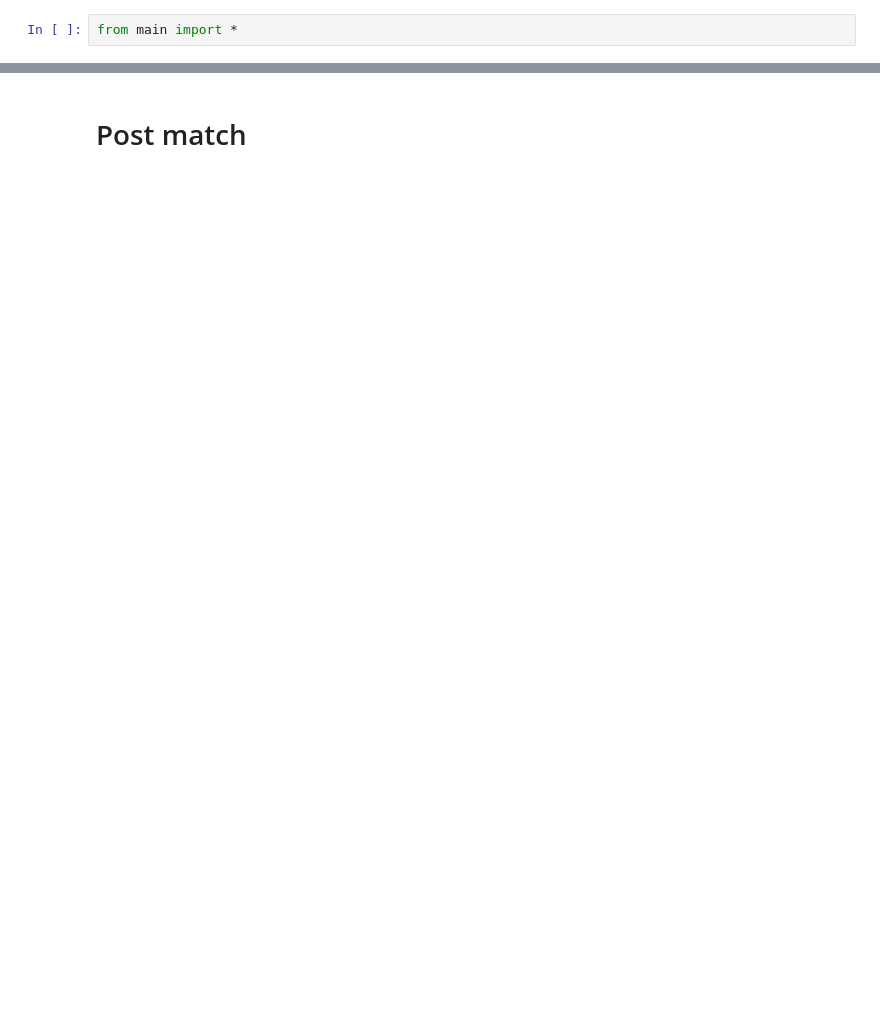
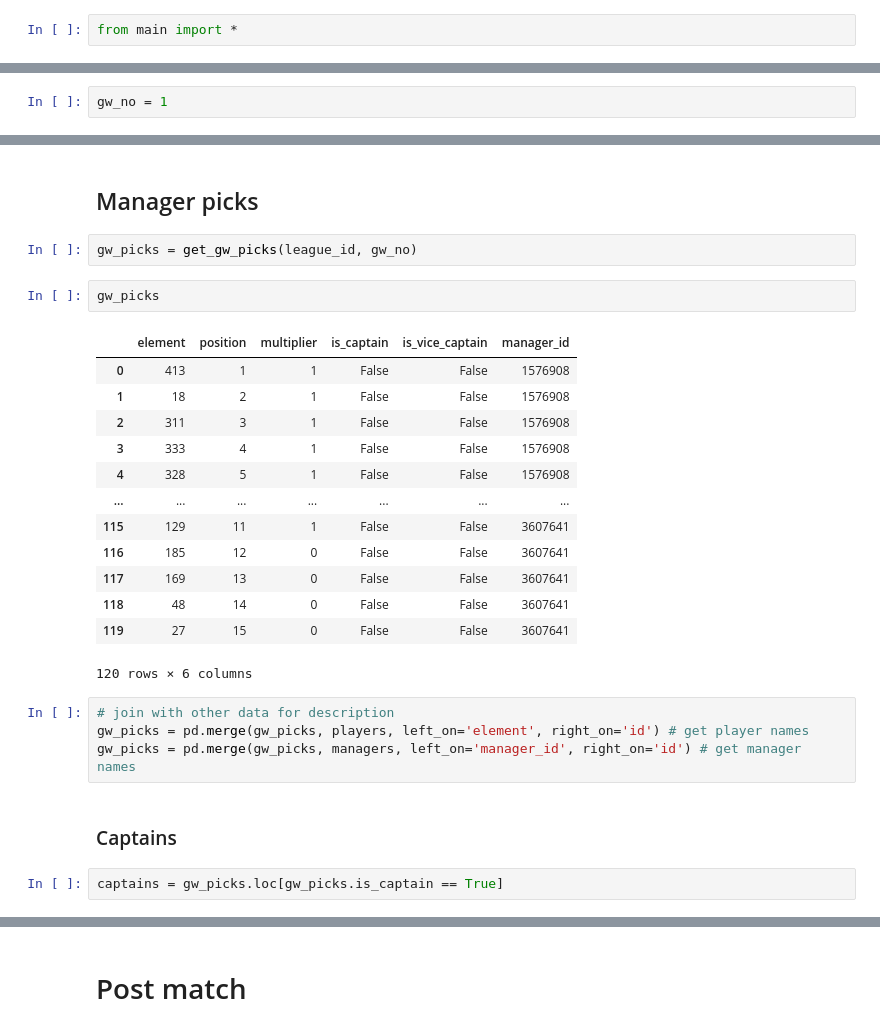
Before and after one commit to tawiwut-cha/fpl-analytics, a Jupyter notebook: modular_v2.ipynb, the cells around one changed output, grey strips where cells are left out. Drawn from its saved outputs; the diff is of its cells as text; blank space fills up the shorter version.

```diff
--- a/modular_v2.ipynb
+++ b/modular_v2.ipynb
@@ -115,0 +3,2 @@ picks_count.loc[:, ['first_name', 'second_name', 'selected_by']].sort_values(by=
+# %%
+gw_no = 1
@@ -115,0 +99,28 @@ picks_count.loc[:, ['first_name', 'second_name', 'selected_by']].sort_values(by=
+# %% [markdown]
+## Manager picks
+# %%
+gw_picks = get_gw_picks(league_id, gw_no)
+# %%
+gw_picks
+# %% [output]
+|  | element | position | multiplier | is_captain | is_vice_captain | manager_id |
+| 0 | 413 | 1 | 1 | False | False | 1576908 |
+| 1 | 18 | 2 | 1 | False | False | 1576908 |
+| 2 | 311 | 3 | 1 | False | False | 1576908 |
+| 3 | 333 | 4 | 1 | False | False | 1576908 |
+| 4 | 328 | 5 | 1 | False | False | 1576908 |
+| ... | ... | ... | ... | ... | ... | ... |
+| 115 | 129 | 11 | 1 | False | False | 3607641 |
+| 116 | 185 | 12 | 0 | False | False | 3607641 |
+| 117 | 169 | 13 | 0 | False | False | 3607641 |
+| 118 | 48 | 14 | 0 | False | False | 3607641 |
+| 119 | 27 | 15 | 0 | False | False | 3607641 |
+120 rows × 6 columns
+# %%
+# join with other data for description
+gw_picks = pd.merge(gw_picks, players, left_on='element', right_on='id') # get player names
+gw_picks = pd.merge(gw_picks, managers, left_on='manager_id', right_on='id') # get manager names
+# %% [markdown]
+### Captains
+# %%
+captains = gw_picks.loc[gw_picks.is_captain == True]
```
Also changed, not shown: parts of 50 cells of this notebook, 3 other files.
